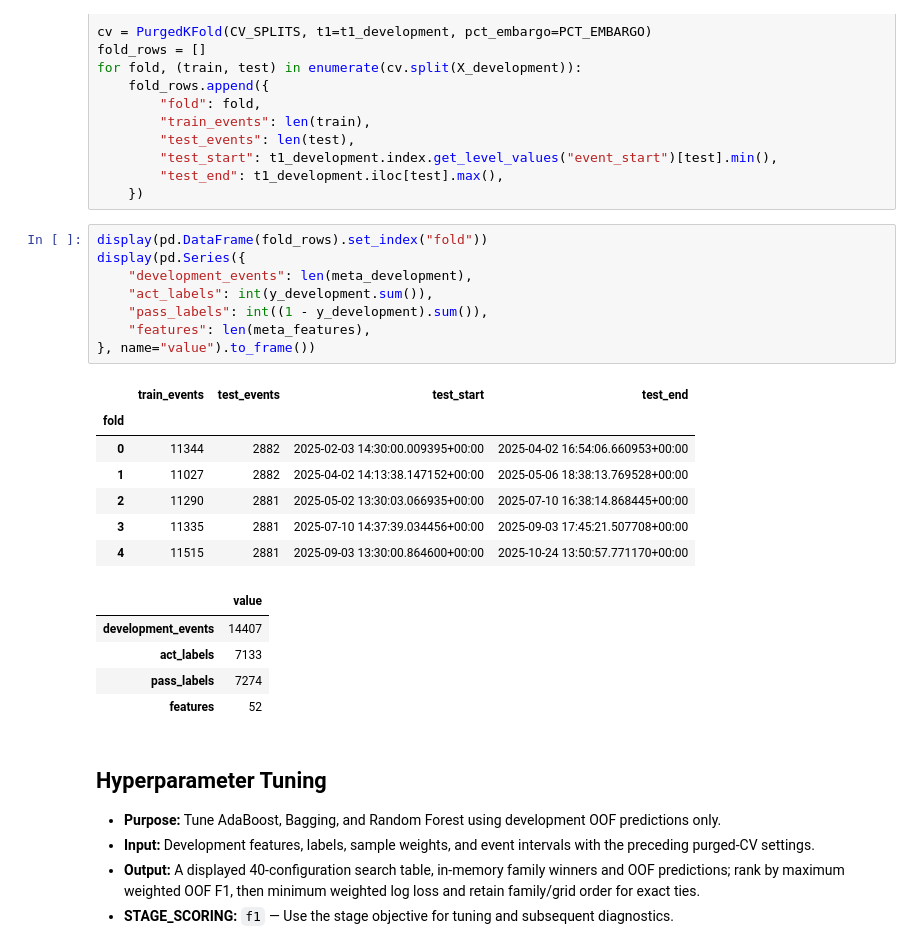
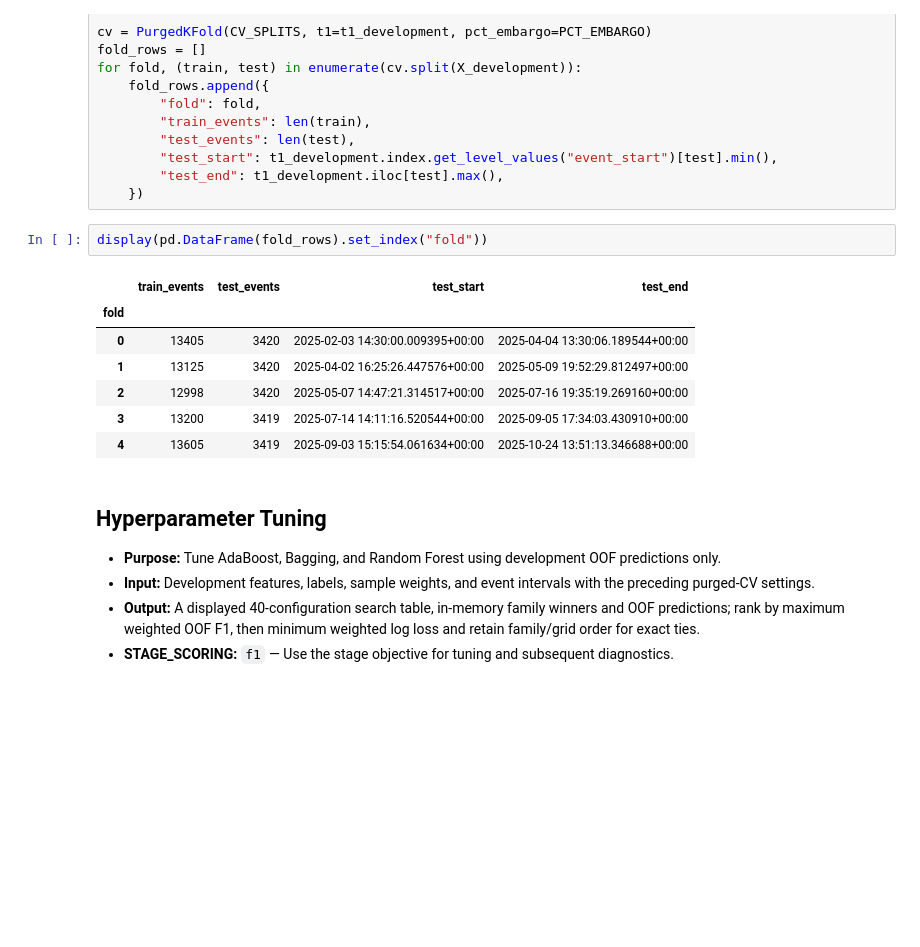
Before and after one commit to kwonjunhyuk9/financial-machine-learning, a Jupyter notebook: notebooks/modeling/sentiment/meta_model.ipynb, the cells around one changed output. Drawn from its saved outputs; the diff is of its cells as text; blank space fills up the shorter version.

```diff
--- a/notebooks/modeling/sentiment/meta_model.ipynb
+++ b/notebooks/modeling/sentiment/meta_model.ipynb
@@ -81,25 +81,14 @@ for fold, (train, test) in enumerate(cv.split(X_development)):
     })
 # %%
 display(pd.DataFrame(fold_rows).set_index("fold"))
-display(pd.Series({
-    "development_events": len(meta_development),
-    "act_labels": int(y_development.sum()),
-    "pass_labels": int((1 - y_development).sum()),
-    "features": len(meta_features),
-}, name="value").to_frame())
 # %% [output]
 |  | train_events | test_events | test_start | test_end |
 | fold |  |  |  |  |
-| 0 | 11344 | 2882 | 2025-02-03 14:30:00.009395+00:00 | 2025-04-02 16:54:06.660953+00:00 |
-| 1 | 11027 | 2882 | 2025-04-02 14:13:38.147152+00:00 | 2025-05-06 18:38:13.769528+00:00 |
-| 2 | 11290 | 2881 | 2025-05-02 13:30:03.066935+00:00 | 2025-07-10 16:38:14.868445+00:00 |
-| 3 | 11335 | 2881 | 2025-07-10 14:37:39.034456+00:00 | 2025-09-03 17:45:21.507708+00:00 |
-| 4 | 11515 | 2881 | 2025-09-03 13:30:00.864600+00:00 | 2025-10-24 13:50:57.771170+00:00 |
+| 0 | 13405 | 3420 | 2025-02-03 14:30:00.009395+00:00 | 2025-04-04 13:30:06.189544+00:00 |
+| 1 | 13125 | 3420 | 2025-04-02 16:25:26.447576+00:00 | 2025-05-09 19:52:29.812497+00:00 |
+| 2 | 12998 | 3420 | 2025-05-07 14:47:21.314517+00:00 | 2025-07-16 19:35:19.269160+00:00 |
+| 3 | 13200 | 3419 | 2025-07-14 14:11:16.520544+00:00 | 2025-09-05 17:34:03.430910+00:00 |
+| 4 | 13605 | 3419 | 2025-09-03 15:15:54.061634+00:00 | 2025-10-24 13:51:13.346688+00:00 |
-|  | value |
-| development_events | 14407 |
-| act_labels | 7133 |
-| pass_labels | 7274 |
-| features | 52 |
 # %% [markdown]
 ## Hyperparameter Tuning
 
```
Also changed, not shown: parts of 6 cells of this notebook, 21 other files.
